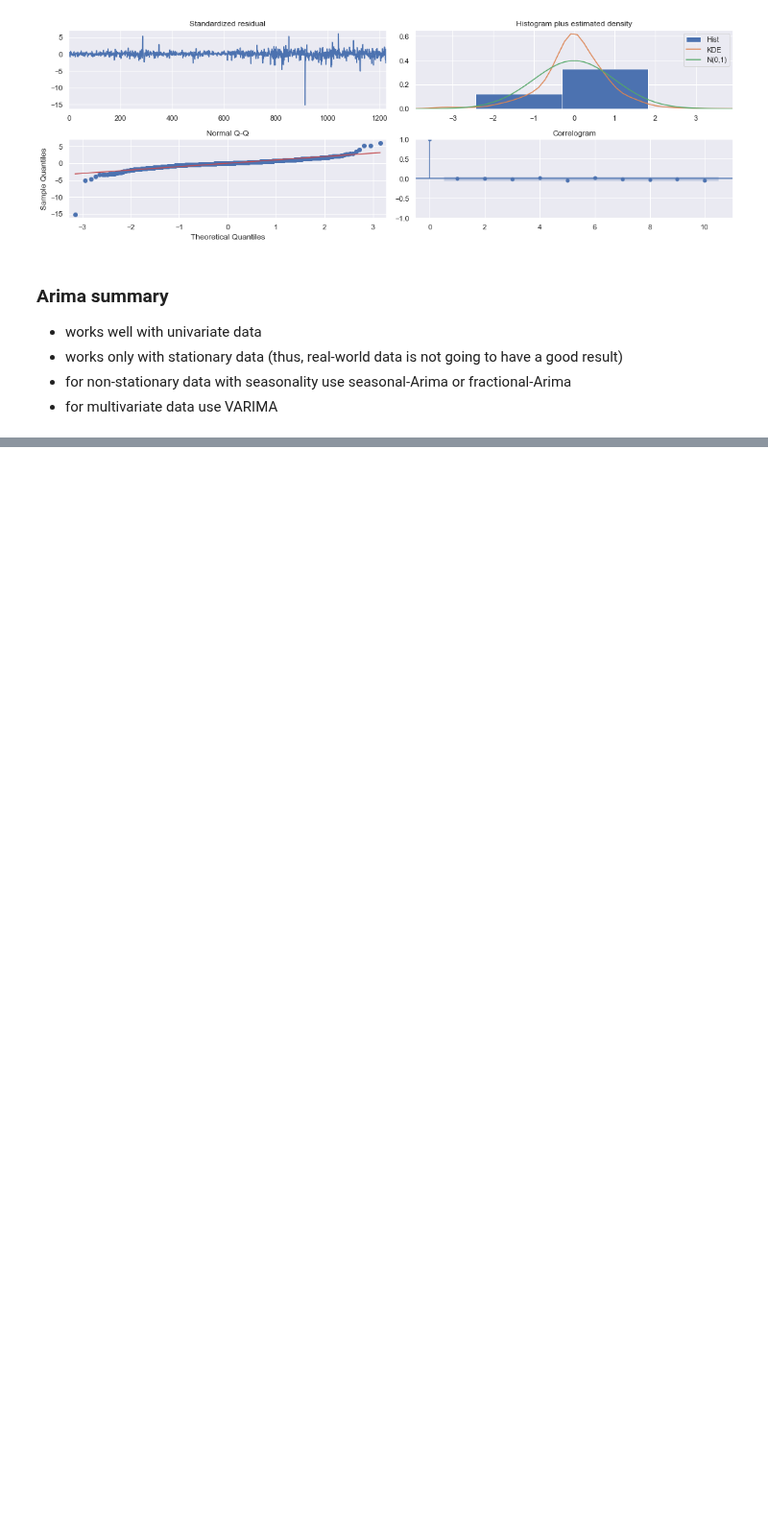
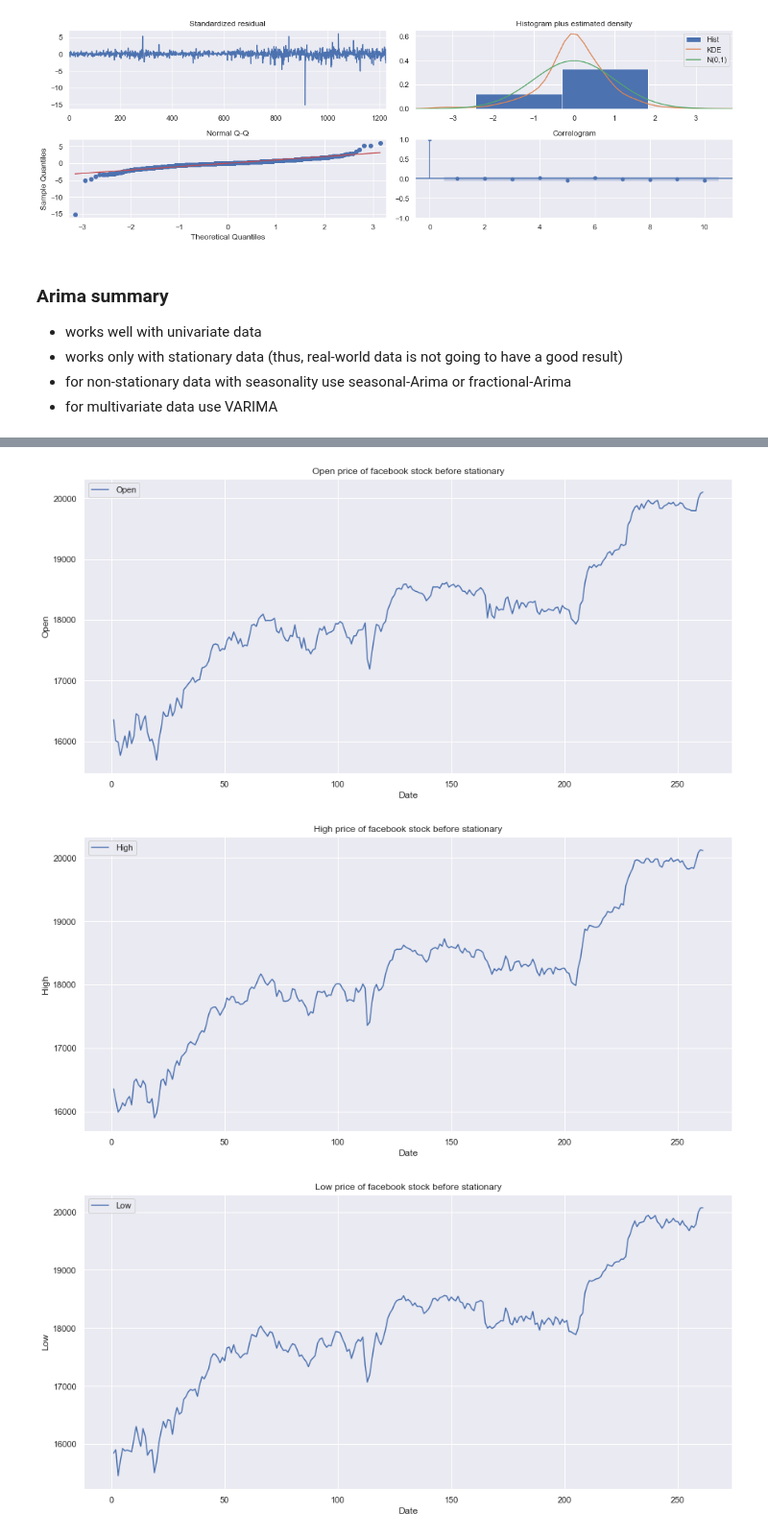
Before and after one commit to dissagaliyeva/python, a Jupyter notebook: time_series/bleeding_edge/regression_extension.ipynb, the cells around one changed output, grey strips where cells are left out. Shown at 96% size. Cells and saved outputs as stored; diff of their text form; code cells hidden in the pictures; blank space fills up the shorter version.

```diff
--- a/time_series/bleeding_edge/regression_extension.ipynb
+++ b/time_series/bleeding_edge/regression_extension.ipynb
@@ -278,0 +443,3 @@ $$ARIMA (p,d,q) * (P, D, Q)_m$$
+# %%
+data = pd.read_csv('../data/edge_techniques/Dow_Jones_Industrial_Average.csv', parse_dates=['Date'])
+data.info()
@@ -278,0 +461,3 @@ $$ARIMA (p,d,q) * (P, D, Q)_m$$
+# %%
+data = data[(data['Date'] > '2016-01-14') & (data['Date'] < '2017-01-30')]
+data.head()
@@ -278,0 +471,11 @@ $$ARIMA (p,d,q) * (P, D, Q)_m$$
+# %%
+for c in ['Open', 'High', 'Low', 'Close']:
+    data[[c]].plot(figsize=(15, 7))
+    plt.xlabel('Date')
+    plt.ylabel(c)
+    plt.title(f'{c} price of facebook stock before stationary')
+    plt.show()
+# %% [output]
+[figure, added]
+[figure, added]
+[figure, added]
```
Also changed, not shown: parts of 10 cells of this notebook, 1 other file.
